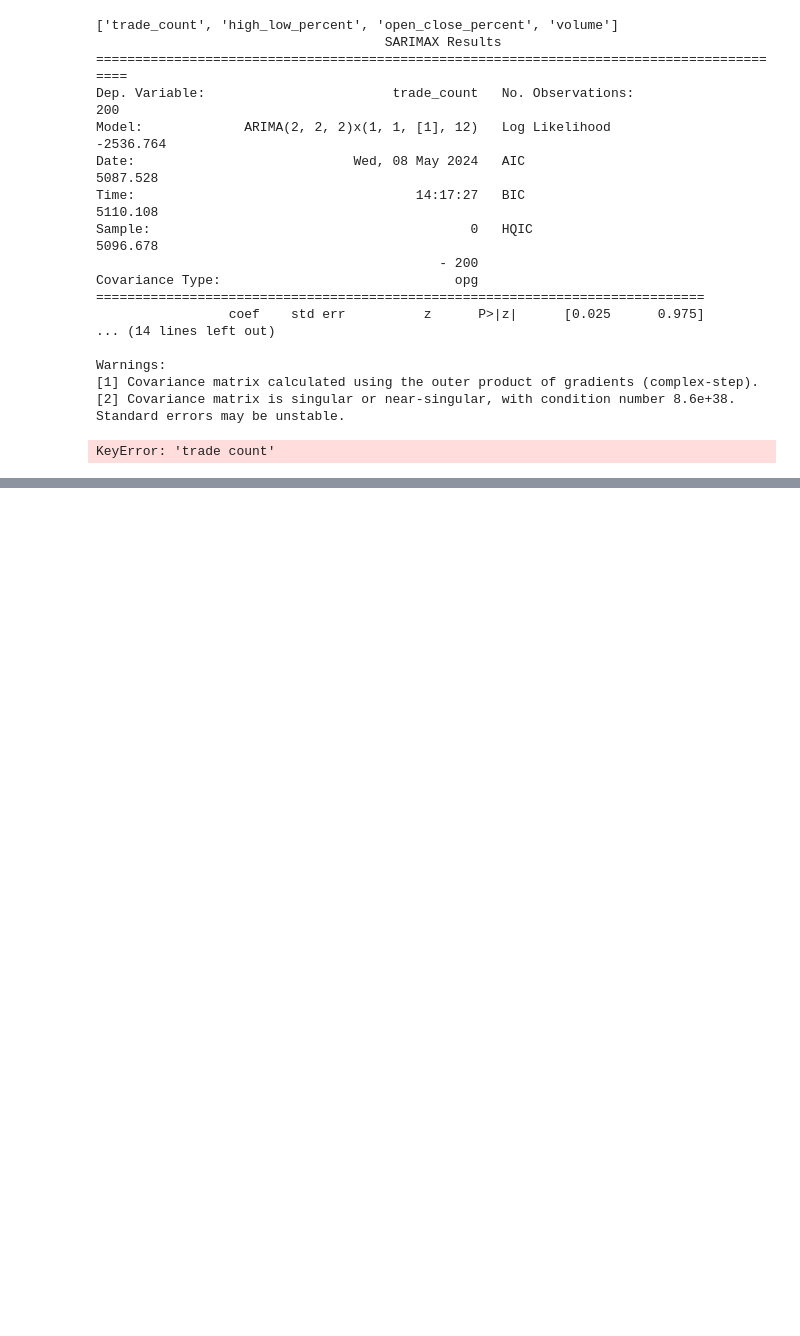
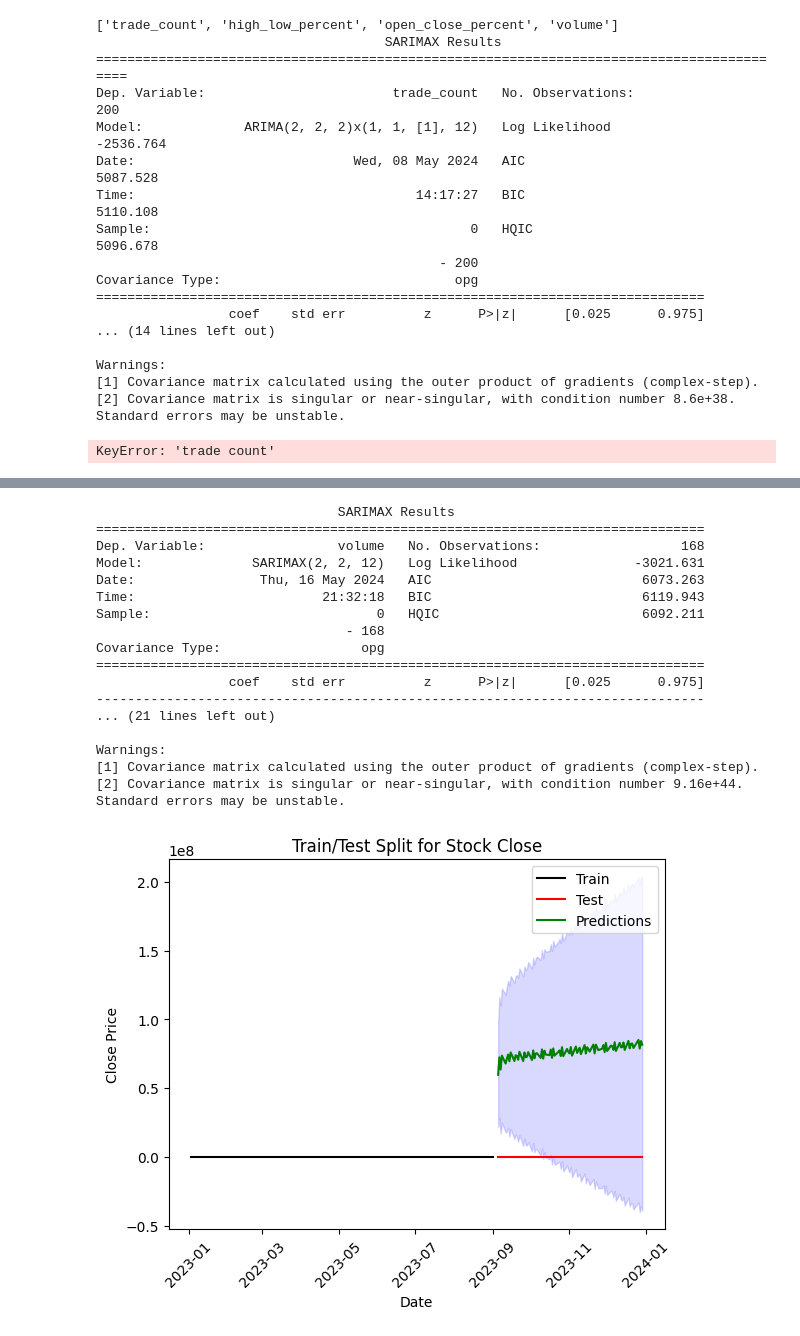
Before and after one commit to amirtarkian/DataModels2024, a Jupyter notebook: data/Polsley Models.ipynb, the cells around one changed output, grey strips where cells are left out. Drawn from its saved outputs; the diff is of its cells as text; code cells hidden in the pictures; blank space fills up the shorter version.

```diff
--- a/data/Polsley Models.ipynb
+++ b/data/Polsley Models.ipynb
@@ -488,0 +494,70 @@ KeyError: 'lower Close'
+# %%
+#this below is just me messing around with different ways of doing the same thing from above
+
+daily_prices = pd.read_csv('daily_prices.csv')
+
+daily_prices['timestamp'] = pd.to_datetime(daily_prices['timestamp'])
+daily_prices.set_index('timestamp', inplace=True)
+
+X = daily_prices[['close', 'high', 'low', 'trade_count', 'open', 'volume']]
+
+et = pytz.timezone('America/New_York')
+
+train = X[X.index < dt.datetime(2023, 9, 1, tzinfo=et)]
+test = X[X.index >= dt.datetime(2023, 9, 1, tzinfo=et)]
+
+
+endog = train['volume']
+exog = train['high']
+
+
+ARIMAmodel = SARIMAX(endog=endog, order=(2, 2, 12))
+results = ARIMAmodel.fit()
+print(results.summary())
+
+
+test_endog = test['volume']
+test_exog = test['high']
+y_pred = results.get_forecast(steps=len(test_endog))
+y_pred_df = y_pred.conf_int(alpha=0.05)
+
+
+y_pred_df["Predictions"] = y_pred.predicted_mean
+y_pred_df.index = test.index
+
+
+y_pred_df.columns = ['lower bound', 'upper bound', 'Predictions']
+
+
+fig, ax = plt.subplots()
+ax.plot(train.index, train['close'], color="black", label="Train")
+ax.plot(test.index, test['close'], color="red", label="Test")
+ax.plot(y_pred_df.index, y_pred_df['Predictions'], color='green', label='Predictions')
+ax.fill_between(y_pred_df.index, y_pred_df['lower bound'], y_pred_df['upper bound'], color='blue', alpha=.15)
+
+
+ax.set_ylabel('Close Price')
+ax.set_xlabel('Date')
+ax.set_title("Train/Test Split for Stock Close")
+plt.xticks(rotation=45)
+ax.legend()
+plt.show()
+# %% [output]
+                               SARIMAX Results
+==============================================================================
+Dep. Variable:                 volume   No. Observations:                  168
+Model:              SARIMAX(2, 2, 12)   Log Likelihood               -3021.631
+Date:                Thu, 16 May 2024   AIC                           6073.263
+Time:                        21:32:18   BIC                           6119.943
+Sample:                             0   HQIC                          6092.211
+                                - 168
+Covariance Type:                  opg
+==============================================================================
+                 coef    std err          z      P>|z|      [0.025      0.975]
+------------------------------------------------------------------------------
+... (21 lines left out)
+
+Warnings:
+[1] Covariance matrix calculated using the outer product of gradients (complex-step).
+[2] Covariance matrix is singular or near-singular, with condition number 9.16e+44. Standard errors may be unstable.
+[figure, added]
```
Also changed, not shown: parts of 1 cell of this notebook.
